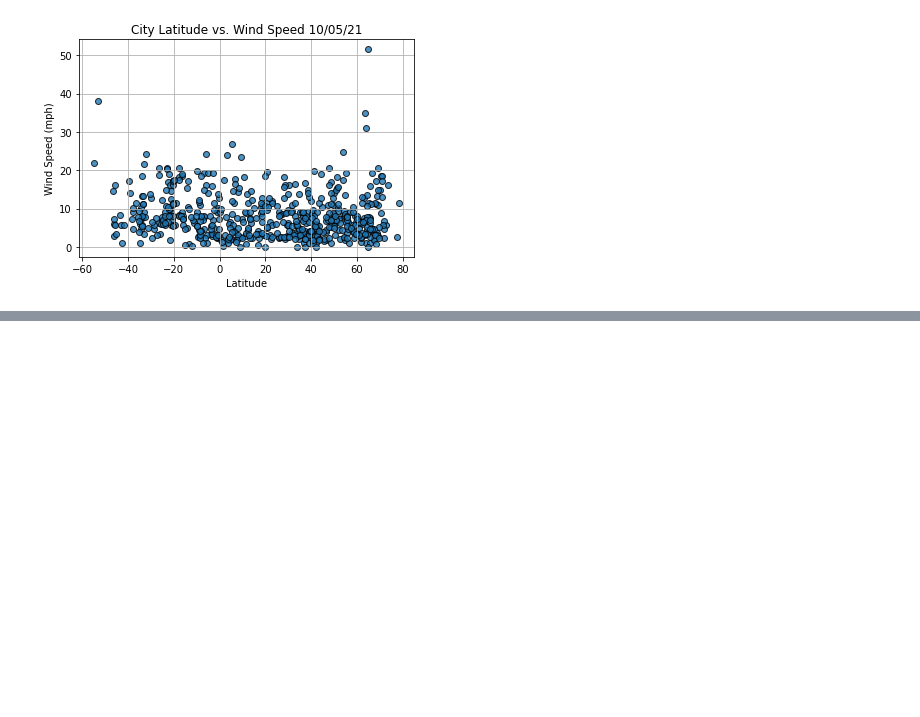
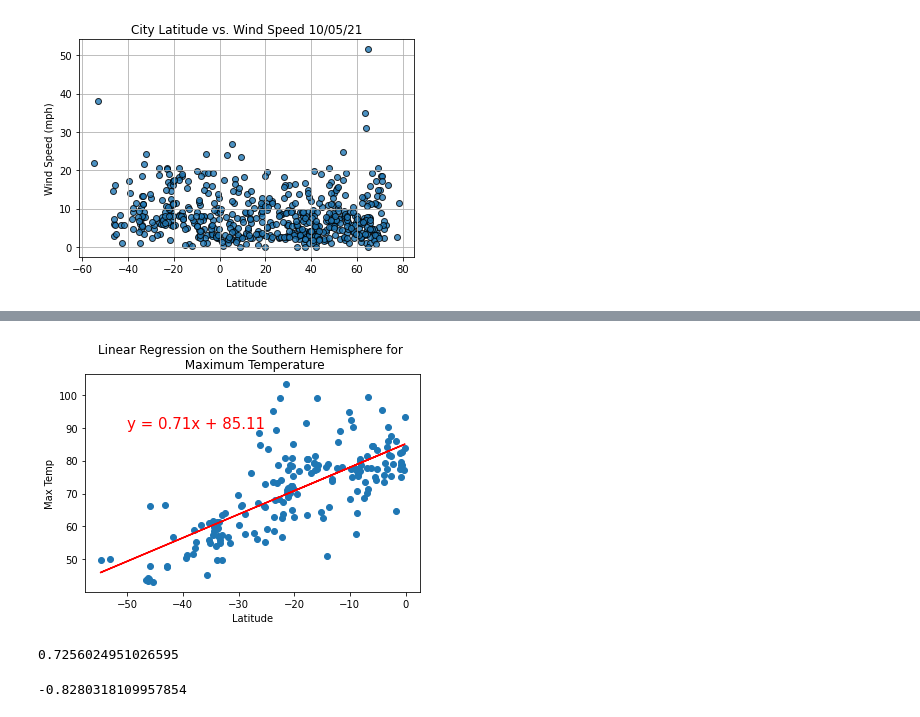
Before and after one commit to alenaswann/World_Weather_Analysis, a Jupyter notebook: WeatherPy.ipynb, the cells around one changed output, grey strips where cells are left out. Saved outputs shown, nothing was run; the diff lists cells and outputs as text; code cells hidden in the pictures; blank space fills up the shorter version.

```diff
--- a/WeatherPy.ipynb
+++ b/WeatherPy.ipynb
@@ -250,0 +302,23 @@ plt.show()
+# %%
+# Linear regression on the Northern Hemisphere
+x_values = southern_hemi_df["Lat"]
+y_values = southern_hemi_df["Max Temp"]
+# Call the function.
+plot_linear_regression(x_values, y_values,
+                       'Linear Regression on the Southern Hemisphere for \n Maximum Temperature', 'Max Temp',(-50,90))
+# %% [output]
+[figure, added]
+# %%
+x_values = southern_hemi_df["Lat"]
+y_values = southern_hemi_df["Max Temp"]
+(slope, intercept, r_value, p_value, std_err) = linregress(x_values, y_values)
+print(r_value)
+# %% [output]
+0.7256024951026595
+# %%
+x_values = northern_hemi_df["Lat"]
+y_values = northern_hemi_df["Max Temp"]
+(slope, intercept, r_value, p_value, std_err) = linregress(x_values, y_values)
+print(r_value)
+# %% [output]
+-0.8280318109957854
```
Also changed, not shown: parts of 14 cells of this notebook.
